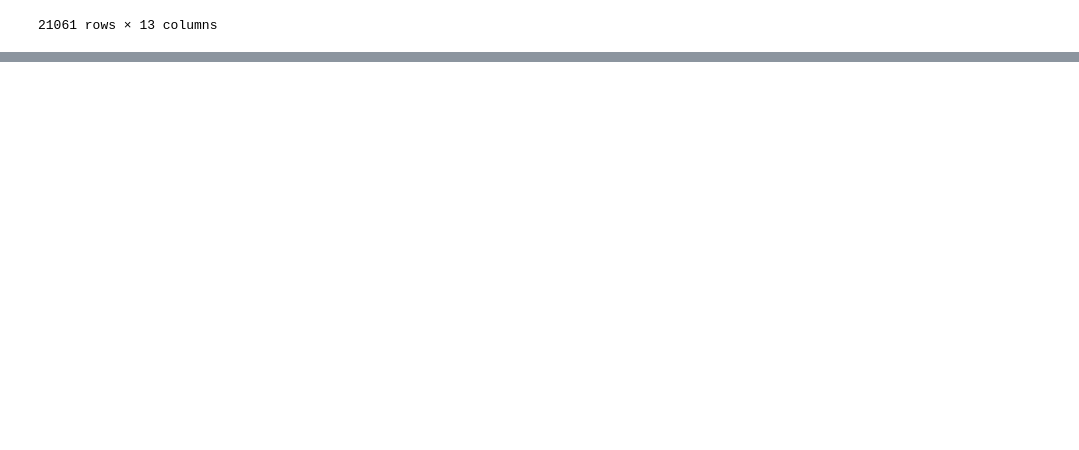
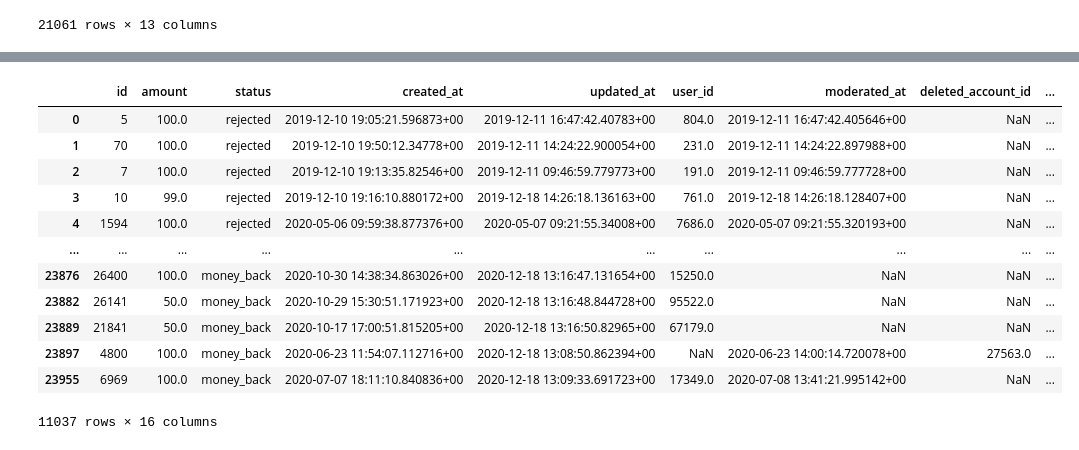
Before and after one commit to Bumbledebee/project-1-ironhack-payments-2-en, a Jupyter notebook: project_work/Martyna_exploratory.ipynb, the cells around one changed output, grey strips where cells are left out. Cells and saved outputs as stored; diff of their text form; code cells hidden in the pictures; blank space fills up the shorter version.

```diff
--- a/project_work/Martyna_exploratory.ipynb
+++ b/project_work/Martyna_exploratory.ipynb
@@ -22,0 +254,17 @@ df_fees
+# %%
+#checking how many CR ids from CR don't match with fees
+df_cash[~df_cash['id'].isin(df_fees['cash_request_id'])]
+# %% [output]
+|  | id | amount | status | created_at | updated_at | user_id | moderated_at | deleted_account_id | ... |
+| 0 | 5 | 100.0 | rejected | 2019-12-10 19:05:21.596873+00 | 2019-12-11 16:47:42.40783+00 | 804.0 | 2019-12-11 16:47:42.405646+00 | NaN | ... |
+| 1 | 70 | 100.0 | rejected | 2019-12-10 19:50:12.34778+00 | 2019-12-11 14:24:22.900054+00 | 231.0 | 2019-12-11 14:24:22.897988+00 | NaN | ... |
+| 2 | 7 | 100.0 | rejected | 2019-12-10 19:13:35.82546+00 | 2019-12-11 09:46:59.779773+00 | 191.0 | 2019-12-11 09:46:59.777728+00 | NaN | ... |
+| 3 | 10 | 99.0 | rejected | 2019-12-10 19:16:10.880172+00 | 2019-12-18 14:26:18.136163+00 | 761.0 | 2019-12-18 14:26:18.128407+00 | NaN | ... |
+| 4 | 1594 | 100.0 | rejected | 2020-05-06 09:59:38.877376+00 | 2020-05-07 09:21:55.34008+00 | 7686.0 | 2020-05-07 09:21:55.320193+00 | NaN | ... |
+| ... | ... | ... | ... | ... | ... | ... | ... | ... | ... |
+| 23876 | 26400 | 100.0 | money_back | 2020-10-30 14:38:34.863026+00 | 2020-12-18 13:16:47.131654+00 | 15250.0 | NaN | NaN | ... |
+| 23882 | 26141 | 50.0 | money_back | 2020-10-29 15:30:51.171923+00 | 2020-12-18 13:16:48.844728+00 | 95522.0 | NaN | NaN | ... |
+| 23889 | 21841 | 50.0 | money_back | 2020-10-17 17:00:51.815205+00 | 2020-12-18 13:16:50.82965+00 | 67179.0 | NaN | NaN | ... |
+| 23897 | 4800 | 100.0 | money_back | 2020-06-23 11:54:07.112716+00 | 2020-12-18 13:08:50.862394+00 | NaN | 2020-06-23 14:00:14.720078+00 | 27563.0 | ... |
+| 23955 | 6969 | 100.0 | money_back | 2020-07-07 18:11:10.840836+00 | 2020-12-18 13:09:33.691723+00 | 17349.0 | 2020-07-08 13:41:21.995142+00 | NaN | ... |
+11037 rows × 16 columns
```
Also changed, not shown: parts of 28 cells of this notebook, 1 other file.
